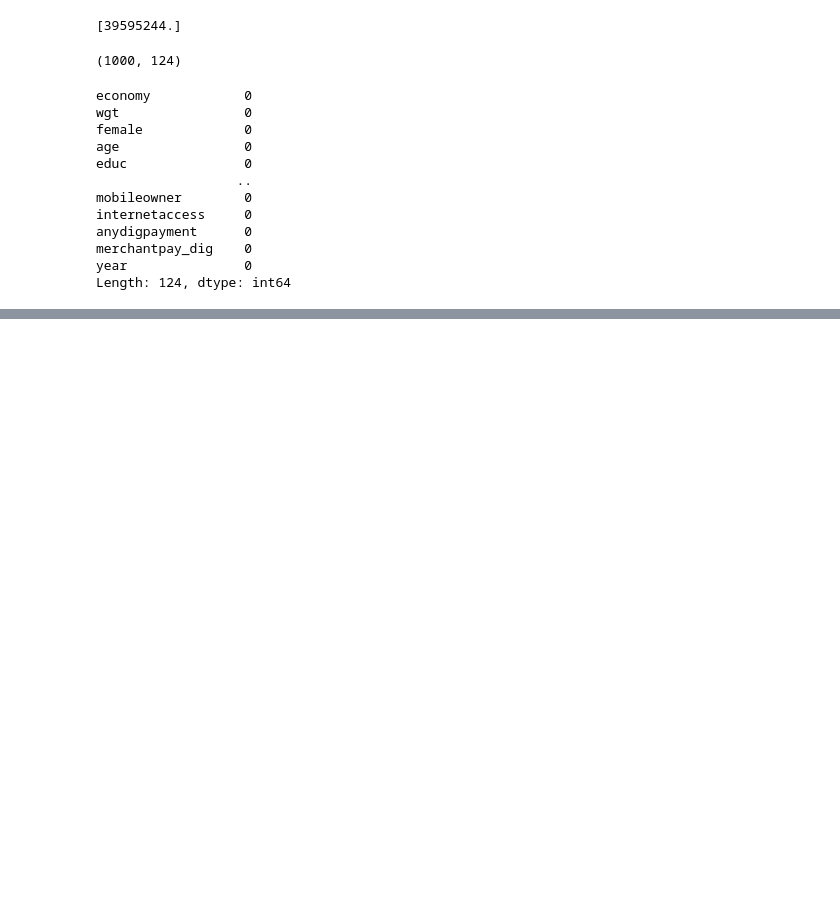
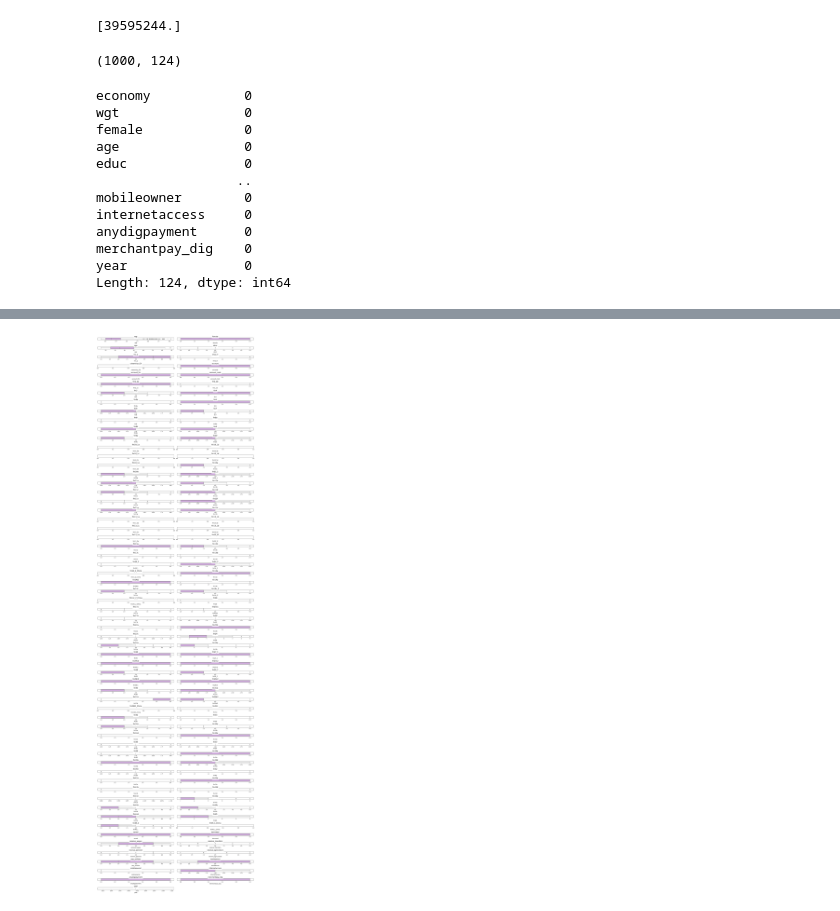
Before and after one commit to abdyraman/datakind-project, a Jupyter notebook: analysis.ipynb, the cells around one changed output, grey strips where cells are left out. Drawn from its saved outputs; the diff is of its cells as text; code cells hidden in the pictures; blank space fills up the shorter version.

Commit message:
colombia

```diff
--- a/analysis.ipynb
+++ b/analysis.ipynb
@@ -146,3 +149,7 @@ anydigpayment      0
 merchantpay_dig    0
 year               0
 Length: 124, dtype: int64
+# %%
+#Checking on numeric datatypes details
+num=colombia_df_cleaned.select_dtypes(include=['int64','float64'])
+num.describe().T
@@ -148,0 +170,16 @@ Length: 124, dtype: int64
+# %%
+plt.figure(figsize=(20, 70))
+
+num_features = len(num.columns)  # Count number of numerical features
+rows = math.ceil(num_features / 2)  # Adjust rows dynamically
+
+for idx, col in enumerate(num.columns):
+    plt.subplot(rows, 2, idx + 1)  # Dynamically adjust grid size
+    sns.boxplot(x=col, data=colombia_df_cleaned, palette=["#D4A1E7", "#6faea4"])
+    plt.title(col, backgroundcolor='white', color='black', fontsize=15)
+    plt.xlabel(col, size=12)
+
+plt.tight_layout()
+plt.show()
+# %% [output]
+[figure, added]
```
Also changed, not shown: parts of 4 cells of this notebook.
